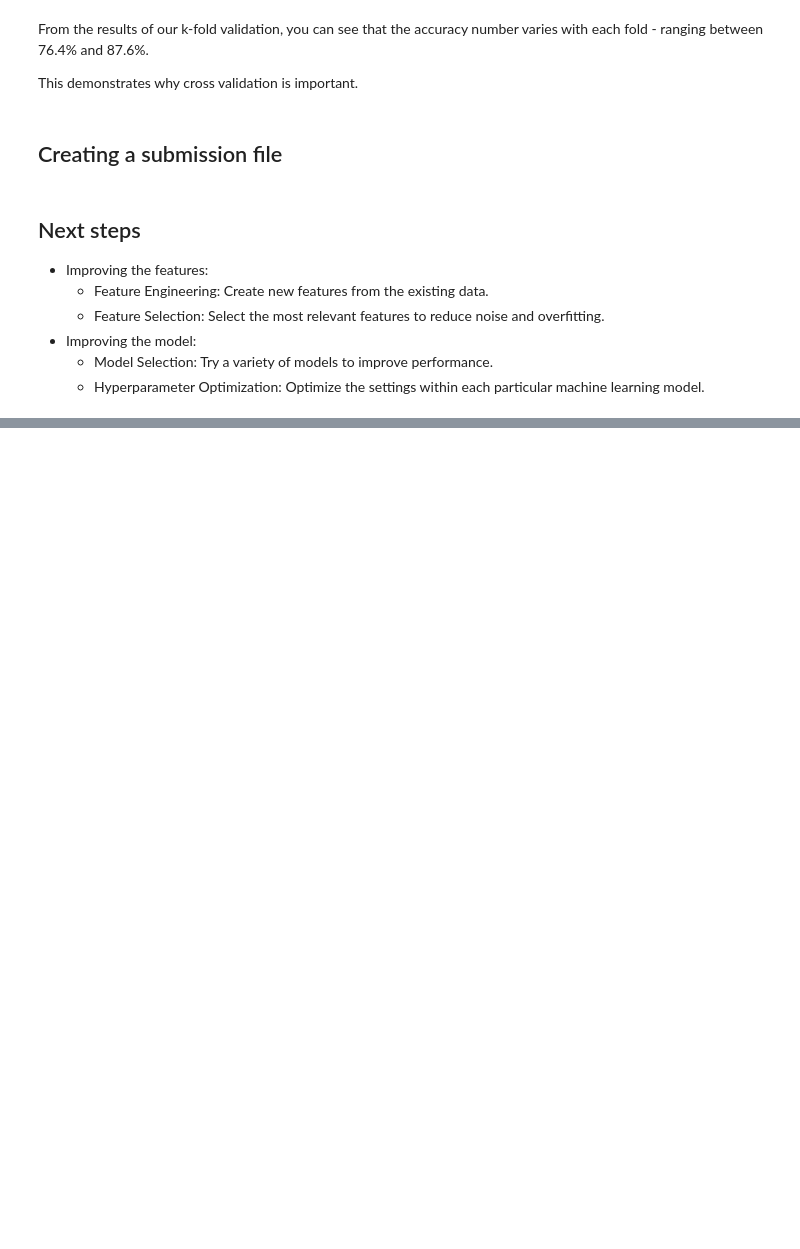
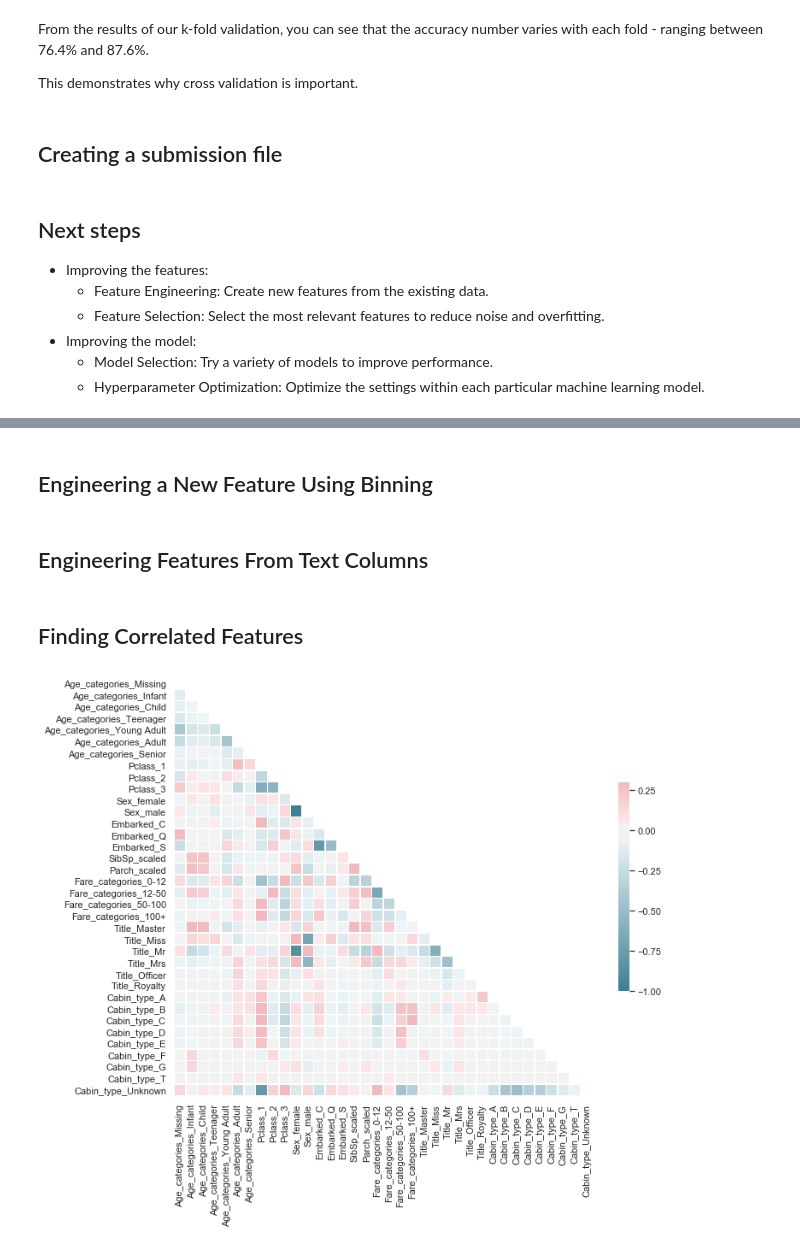
Before and after one commit to orspain/Dataquest, a Jupyter notebook: 7.3 Kaggle Fundamentals/Kaggle.ipynb, the cells around one changed output, grey strips where cells are left out. Drawn from its saved outputs; the diff is of its cells as text; code cells hidden in the pictures; blank space fills up the shorter version.

```diff
--- a/7.3 Kaggle Fundamentals/Kaggle.ipynb
+++ b/7.3 Kaggle Fundamentals/Kaggle.ipynb
@@ -195,0 +351,22 @@ submission.to_csv("submission.csv",index=False)
+# %% [markdown]
+## Engineering a New Feature Using Binning
+# %%
+def process_age(df,cut_points,label_names):
+    df["Age"] = df["Age"].fillna(-0.5)
+    df["Age_categories"] = pd.cut(df["Age"],cut_points,labels=label_names)
+    return df
+
+def process_fare(df,cut_points,label_names):
+    df["Fare_categories"] = pd.cut(df["Fare"],cut_points,labels=label_names)
+    return df
+
+cut_points = [0,12,50,100,1000]
+label_names = ["0-12","12-50","50-100","100+"]
+
+train = process_fare(train,cut_points,label_names)
+holdout = process_fare(holdout,cut_points,label_names)
+
+train = create_dummies(train,"Fare_categories")
+holdout = create_dummies(holdout,"Fare_categories")
+# %% [markdown]
+## Engineering Features From Text Columns
@@ -195,0 +410,35 @@ submission.to_csv("submission.csv",index=False)
+# %% [markdown]
+## Finding Correlated Features
+# %%
+import numpy as np
+import seaborn as sns
+
+def plot_correlation_heatmap(df):
+    corr = df.corr()
+
+    sns.set(style="white")
+    mask = np.zeros_like(corr, dtype=np.bool)
+    mask[np.triu_indices_from(mask)] = True
+
+    f, ax = plt.subplots(figsize=(11, 9))
+    cmap = sns.diverging_palette(220, 10, as_cmap=True)
+
+
+    sns.heatmap(corr, mask=mask, cmap=cmap, vmax=.3, center=0,
+            square=True, linewidths=.5, cbar_kws={"shrink": .5})
+    plt.show()
+
+columns = ['Age_categories_Missing', 'Age_categories_Infant',
+       'Age_categories_Child', 'Age_categories_Teenager',
+       'Age_categories_Young Adult', 'Age_categories_Adult',
+       'Age_categories_Senior', 'Pclass_1', 'Pclass_2', 'Pclass_3',
+       'Sex_female', 'Sex_male', 'Embarked_C', 'Embarked_Q', 'Embarked_S',
+       'SibSp_scaled', 'Parch_scaled', 'Fare_categories_0-12',
+       'Fare_categories_12-50','Fare_categories_50-100', 'Fare_categories_100+',
+       'Title_Master', 'Title_Miss', 'Title_Mr','Title_Mrs', 'Title_Officer',
+       'Title_Royalty', 'Cabin_type_A','Cabin_type_B', 'Cabin_type_C', 'Cabin_type_D',
+       'Cabin_type_E','Cabin_type_F', 'Cabin_type_G', 'Cabin_type_T', 'Cabin_type_Unknown']
+
+plot_correlation_heatmap(train[columns])
+# %% [output]
+[figure, added]
```
Also changed, not shown: parts of 39 cells of this notebook, 8 other files.
